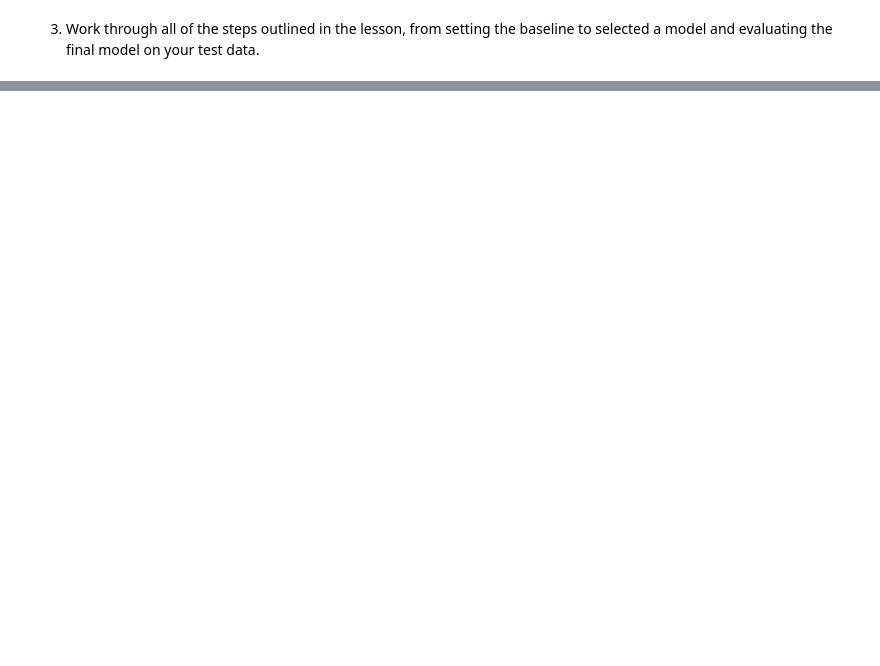
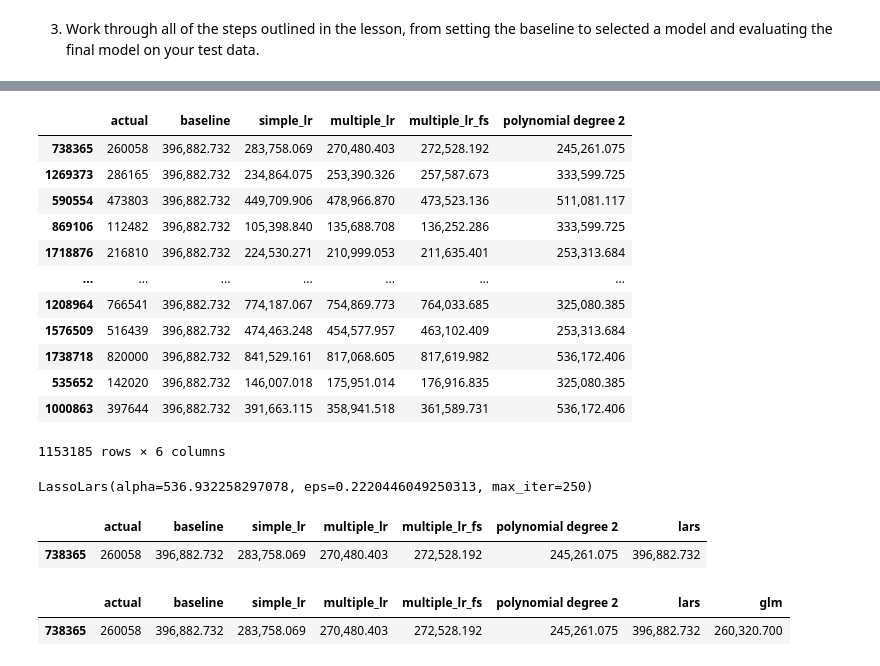
Before and after one commit to nadia-paz/regression-exercises, a Jupyter notebook: modeling.ipynb, the cells around one changed output, grey strips where cells are left out. Saved outputs shown, nothing was run; the diff lists cells and outputs as text; code cells hidden in the pictures; blank space fills up the shorter version.

Commit message:
add modeling exercises

```diff
--- a/modeling.ipynb
+++ b/modeling.ipynb
@@ -66,0 +210,2 @@ memory usage: 94.9 MB
+# %%
+mlr2.fit(X_train[mlr_cols], y_train)
@@ -66,0 +214,13 @@ memory usage: 94.9 MB
+# %%
+train_pred['multiple_lr_fs'] = mlr2.predict(X_train[mlr_cols])
+valid_pred['multiple_lr_fs'] = mlr2.predict(X_validate[mlr_cols])
+# %%
+X_bb = X_train[['bedrooms', 'bathrooms']]
+poly = PolynomialFeatures(degree=2, include_bias=False, interaction_only=False)
+poly.fit(X_bb)
+X_bb = pd.DataFrame(
+    poly.transform(X_bb),
+    columns=poly.get_feature_names_out(X_bb.columns),
+    index=X_train.index,
+)
+X_bb.head()
@@ -66,0 +234,32 @@ memory usage: 94.9 MB
+# %%
+# 2. Use the features
+lm = LinearRegression()
+lm.fit(X_bb.values, y_train)
+
+X_validate_poly = poly.transform(X_validate[['bedrooms', 'bathrooms']])
+train_pred['polynomial degree 2'] = lm.predict(X_bb)
+valid_pred['polynomial degree 2'] = lm.predict(X_validate_poly)
+# %%
+train_pred
+# %% [output]
+|  | actual | baseline | simple_lr | multiple_lr | multiple_lr_fs | polynomial degree 2 |
+| 738365 | 260058 | 396,882.732 | 283,758.069 | 270,480.403 | 272,528.192 | 245,261.075 |
+| 1269373 | 286165 | 396,882.732 | 234,864.075 | 253,390.326 | 257,587.673 | 333,599.725 |
+| 590554 | 473803 | 396,882.732 | 449,709.906 | 478,966.870 | 473,523.136 | 511,081.117 |
+| 869106 | 112482 | 396,882.732 | 105,398.840 | 135,688.708 | 136,252.286 | 333,599.725 |
+| 1718876 | 216810 | 396,882.732 | 224,530.271 | 210,999.053 | 211,635.401 | 253,313.684 |
+| ... | ... | ... | ... | ... | ... | ... |
+| 1208964 | 766541 | 396,882.732 | 774,187.067 | 754,869.773 | 764,033.685 | 325,080.385 |
+| 1576509 | 516439 | 396,882.732 | 474,463.248 | 454,577.957 | 463,102.409 | 253,313.684 |
+| 1738718 | 820000 | 396,882.732 | 841,529.161 | 817,068.605 | 817,619.982 | 536,172.406 |
+| 535652 | 142020 | 396,882.732 | 146,007.018 | 175,951.014 | 176,916.835 | 325,080.385 |
+| 1000863 | 397644 | 396,882.732 | 391,663.115 | 358,941.518 | 361,589.731 | 536,172.406 |
+1153185 rows × 6 columns
+# %%
+# create the model object
+lars = LassoLars(alpha=0.5 *np.sqrt(n), max_iter=250, eps=2.220446049250313e-1)
+
+# fit the model to our training data=
+lars.fit(X_train, y_train)
+# %% [output]
+LassoLars(alpha=536.932258297078, eps=0.2220446049250313, max_iter=250)
@@ -66,0 +269,5 @@ memory usage: 94.9 MB
+# %%
+train_pred.head(1)
+# %% [output]
+|  | actual | baseline | simple_lr | multiple_lr | multiple_lr_fs | polynomial degree 2 | lars |
+| 738365 | 260058 | 396,882.732 | 283,758.069 | 270,480.403 | 272,528.192 | 245,261.075 | 396,882.732 |
@@ -66,0 +284,5 @@ memory usage: 94.9 MB
+# %%
+train_pred.head(1)
+# %% [output]
+|  | actual | baseline | simple_lr | multiple_lr | multiple_lr_fs | polynomial degree 2 | lars | glm |
+| 738365 | 260058 | 396,882.732 | 283,758.069 | 270,480.403 | 272,528.192 | 245,261.075 | 396,882.732 | 260,320.700 |
```
Also changed, not shown: parts of 47 cells of this notebook.
